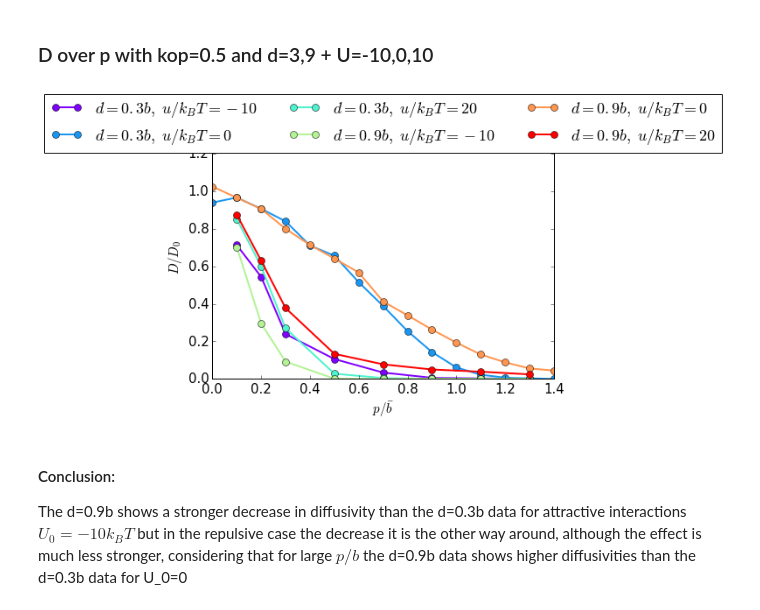
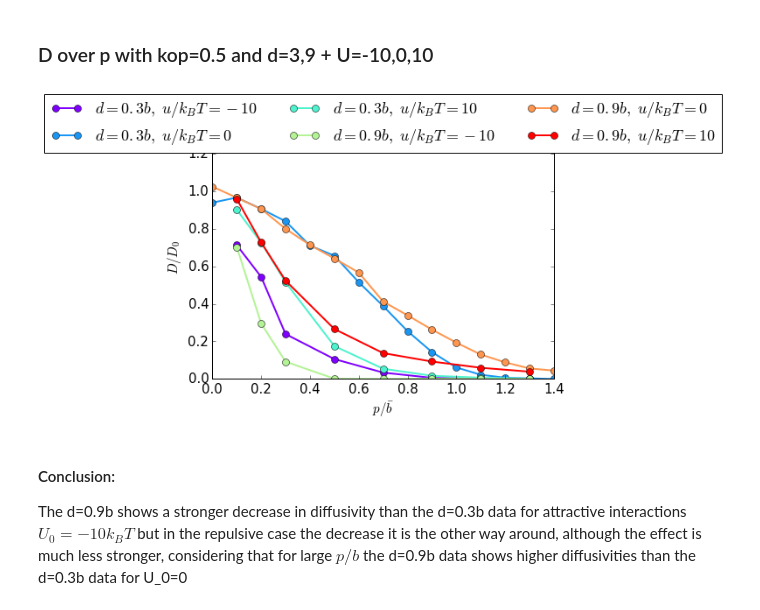
Before and after one commit to JohannHansing/iPythonNB, a Jupyter notebook: Ranb/Ranb.ipynb, the cells around one changed output. Drawn from its saved outputs; the diff is of its cells as text; code cells hidden in the pictures.

```diff
--- a/Ranb/Ranb.ipynb
+++ b/Ranb/Ranb.ipynb
@@ -4,6 +4,7 @@ import numpy as np
 import matplotlib.pyplot as plt
 from matplotlib.pyplot import cm # color stuff
 from scipy.optimize import curve_fit
+import csv
 %matplotlib inline
 
 def pltDefaultPar():
@@ -19,7 +20,7 @@ def pltPrintPar():
 
 rootTP="/home/johann/Remote/imac"
 rootMAC="/Users/jh"
-root=rootMAC
+root=rootTP
 # %% [markdown]
 ### Comparison of phi(a) formulas
 # %%
@@ -383,19 +451,19 @@ plotDoPhi(aoptest,dataArr,titleArr,loglog=True)
 # %%
 a=0;
 kop=0.5
-uArr=[-10,0,20]
+uArr=[-10,0,10]
 d=3
 dataArr=[getDop_kop_k_a_U_d(u,a,d=d,kop=kop) for u in uArr]
 titleArr = ['$d=0.3b,\;u/k_BT = '+str(u)+'$' for u in uArr]
 d=9
 dataArr+=[getDop_kop_k_a_U_d(u,a,d=d,kop=kop) for u in uArr]
 titleArr+=['$d=0.9b,\;u/k_BT = '+str(u)+'$' for u in uArr]
 plotdataArr(dataArr,r'p/\bar{b}',lineArr=titleArr)
 aoptest=0.01 # Here a=0, i.e. the cylinders are lines. Therefore we are using a small dummy aop
 #plotDoPhi(aoptest,dataArr,titleArr,loglog=False)
 #plotDoPhi(aoptest,dataArr,titleArr,loglog=True)
 # %% [output]
-[figure, old version]
+[figure, new version]
 # %% [markdown]
 #### Conclusion:
 The d=0.9b shows a stronger decrease in diffusivity than the d=0.3b data for attractive interactions $U_0=-10k_BT$ but in the repulsive case the decrease it is the other way around, although the effect is much less stronger, considering that for large $p/b$ the d=0.9b data shows higher diffusivities than the d=0.3b data for U_0=0
```
Also changed, not shown: parts of 18 cells of this notebook, 3 other files.
